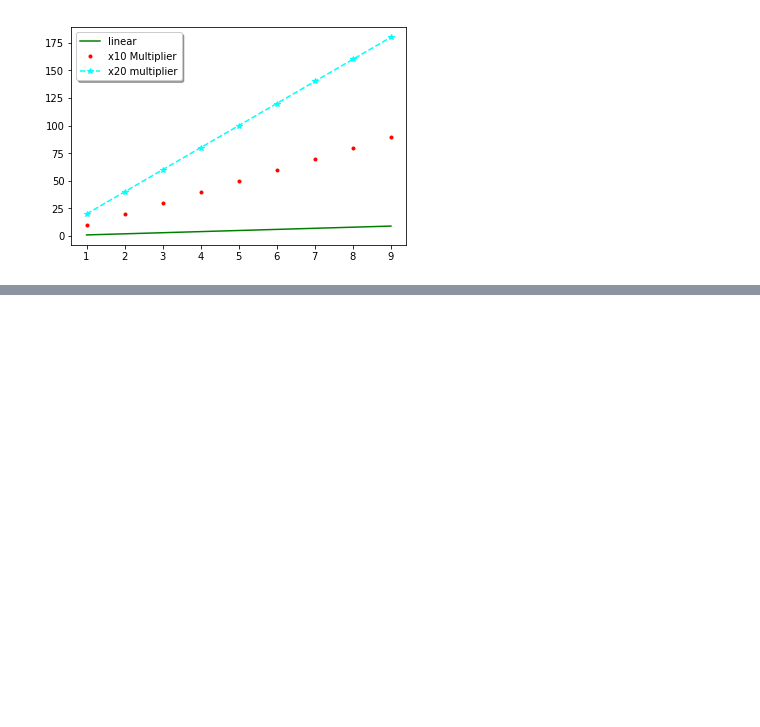
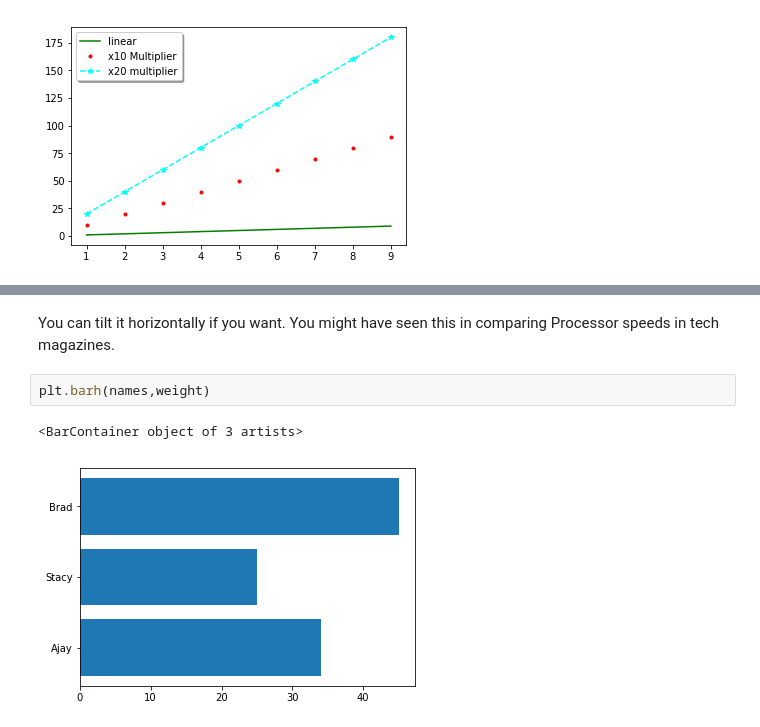
Before and after one commit to hotcode002/Machine-Learning-with-Python, a Jupyter notebook: week_1_basics/day_5_ml_plotting_libraries/notebooks/matplotlib.ipynb, the cells around one changed output, grey strips where cells are left out. Cells and saved outputs as stored; diff of their text form; blank space fills up the shorter version.

```diff
--- a/week_1_basics/day_5_ml_plotting_libraries/notebooks/matplotlib.ipynb
+++ b/week_1_basics/day_5_ml_plotting_libraries/notebooks/matplotlib.ipynb
@@ -495,0 +510,7 @@ plt.legend(loc="best",shadow=True)
+# %% [markdown]
+You can tilt it horizontally if you want. You might have seen this in comparing Processor speeds in tech magazines.
+# %%
+plt.barh(names,weight)
+# %% [output]
+<BarContainer object of 3 artists>
+[figure, added]
```
Also changed, not shown: parts of 18 cells of this notebook.
